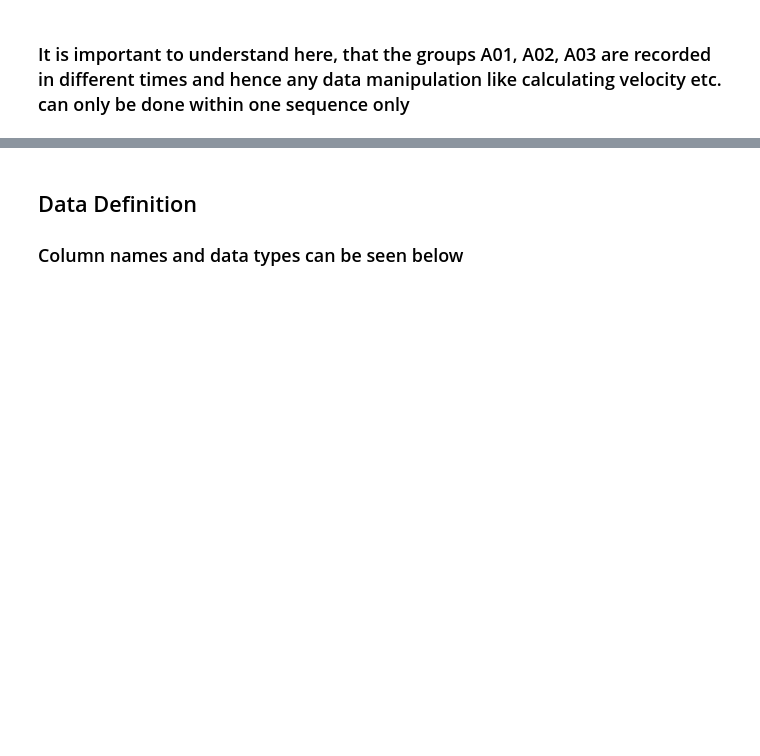
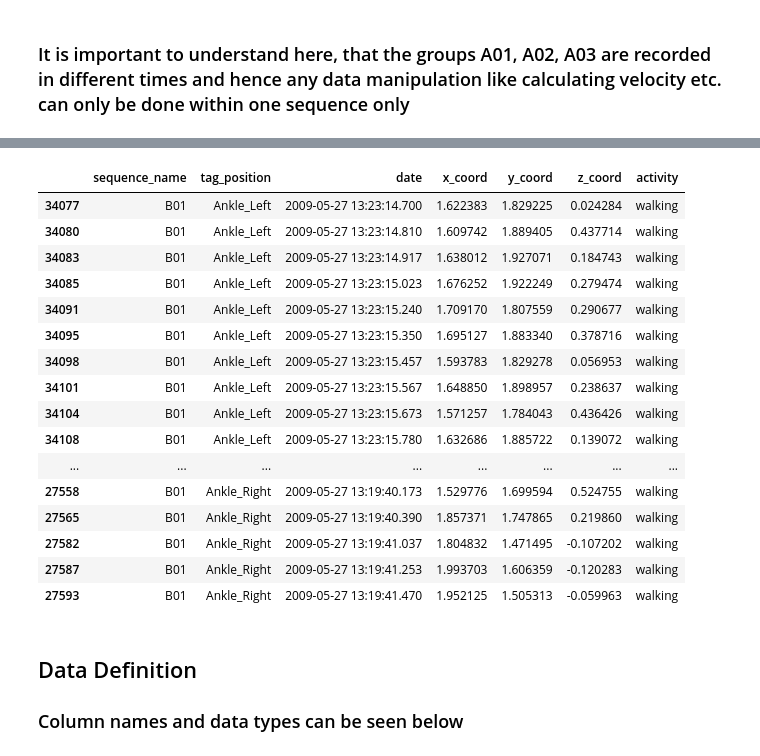
Before and after one commit to pgupta88/Springboard, a Jupyter notebook: Capstone_Two/Data Wrangling/Capstone_Two.ipynb, the cells around one changed output, grey strips where cells are left out. Drawn from its saved outputs; the diff is of its cells as text; code cells hidden in the pictures; blank space fills up the shorter version.

```diff
--- a/Capstone_Two/Data Wrangling/Capstone_Two.ipynb
+++ b/Capstone_Two/Data Wrangling/Capstone_Two.ipynb
@@ -191,3 +217,23 @@ df['tag_position'] = df['tag_position'].map({'010-000-024-033':'Ankle_Left', '01
+# %%
+df[df['sequence_name']=='B01'].iloc[1900:1930, :]
+# %% [output]
+|  | sequence_name | tag_position | date | x_coord | y_coord | z_coord | activity |
+| 34077 | B01 | Ankle_Left | 2009-05-27 13:23:14.700 | 1.622383 | 1.829225 | 0.024284 | walking |
+| 34080 | B01 | Ankle_Left | 2009-05-27 13:23:14.810 | 1.609742 | 1.889405 | 0.437714 | walking |
+| 34083 | B01 | Ankle_Left | 2009-05-27 13:23:14.917 | 1.638012 | 1.927071 | 0.184743 | walking |
+| 34085 | B01 | Ankle_Left | 2009-05-27 13:23:15.023 | 1.676252 | 1.922249 | 0.279474 | walking |
+| 34091 | B01 | Ankle_Left | 2009-05-27 13:23:15.240 | 1.709170 | 1.807559 | 0.290677 | walking |
+| 34095 | B01 | Ankle_Left | 2009-05-27 13:23:15.350 | 1.695127 | 1.883340 | 0.378716 | walking |
+| 34098 | B01 | Ankle_Left | 2009-05-27 13:23:15.457 | 1.593783 | 1.829278 | 0.056953 | walking |
+| 34101 | B01 | Ankle_Left | 2009-05-27 13:23:15.567 | 1.648850 | 1.898957 | 0.238637 | walking |
+| 34104 | B01 | Ankle_Left | 2009-05-27 13:23:15.673 | 1.571257 | 1.784043 | 0.436426 | walking |
+| 34108 | B01 | Ankle_Left | 2009-05-27 13:23:15.780 | 1.632686 | 1.885722 | 0.139072 | walking |
+| ... | ... | ... | ... | ... | ... | ... | ... |
+| 27558 | B01 | Ankle_Right | 2009-05-27 13:19:40.173 | 1.529776 | 1.699594 | 0.524755 | walking |
+| 27565 | B01 | Ankle_Right | 2009-05-27 13:19:40.390 | 1.857371 | 1.747865 | 0.219860 | walking |
+| 27582 | B01 | Ankle_Right | 2009-05-27 13:19:41.037 | 1.804832 | 1.471495 | -0.107202 | walking |
+| 27587 | B01 | Ankle_Right | 2009-05-27 13:19:41.253 | 1.993703 | 1.606359 | -0.120283 | walking |
+| 27593 | B01 | Ankle_Right | 2009-05-27 13:19:41.470 | 1.952125 | 1.505313 | -0.059963 | walking |
 # %% [markdown]
 ## Data Definition
 ### Column names and data types can be seen below
```
Also changed, not shown: parts of 4 cells of this notebook, 1 other file.
